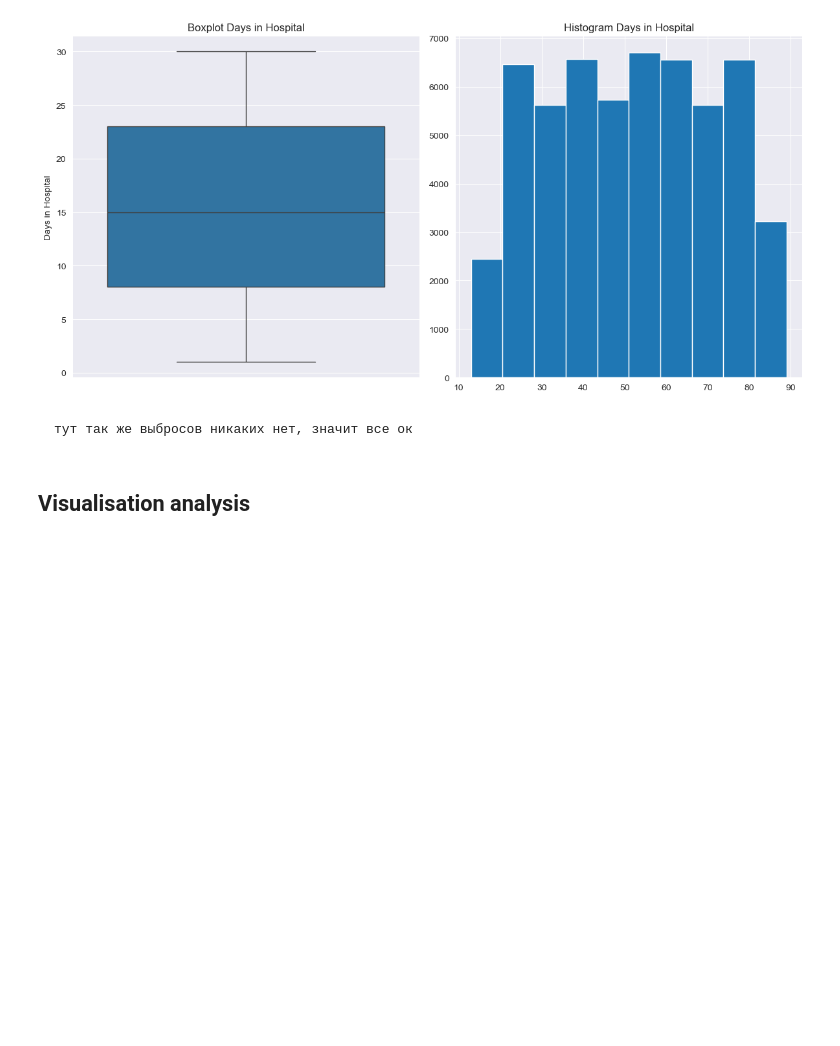
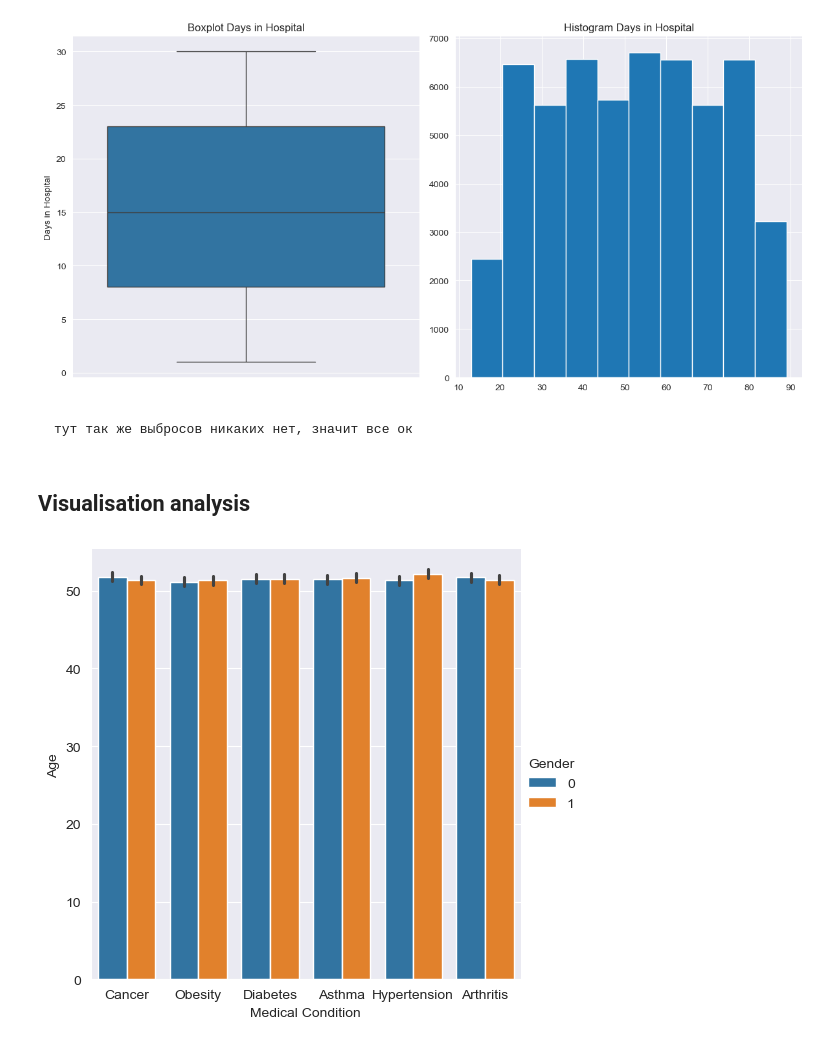
Before and after one commit to vvltoria/health_classification, a Jupyter notebook: df.ipynb, the cells around one changed output. Saved outputs shown, nothing was run; the diff lists cells and outputs as text; code cells hidden in the pictures; blank space fills up the shorter version.

```diff
--- a/df.ipynb
+++ b/df.ipynb
@@ -253,3 +261,7 @@ plt.show()
     тут так же выбросов никаких нет, значит все ок
 # %% [markdown]
 ## Visualisation analysis
+# %%
+sns.catplot(x=data['Medical Condition'], y=data['Age'], hue=data['Gender'], kind='bar');
+# %% [output]
+[figure, added]
```
Also changed, not shown: parts of 17 cells of this notebook.
